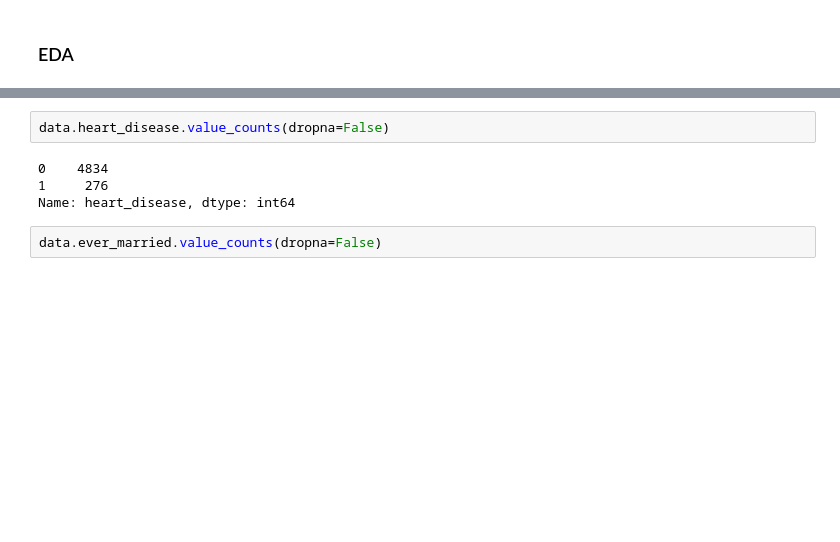
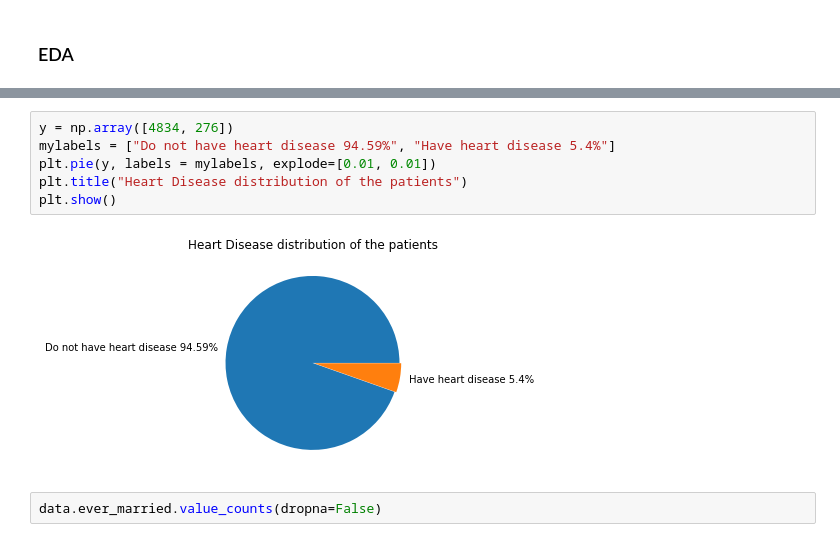
Before and after one commit to x6zeng/cogs118b_final_proj, a Jupyter notebook: stroke_prediction.ipynb, the cells around one changed output, grey strips where cells are left out. Drawn from its saved outputs; the diff is of its cells as text; blank space fills up the shorter version.

```diff
--- a/stroke_prediction.ipynb
+++ b/stroke_prediction.ipynb
@@ -54,9 +71,11 @@ Name: hypertension, dtype: int64
 # %%
-data.heart_disease.value_counts(dropna=False)
+y = np.array([4834, 276])
+mylabels = ["Do not have heart disease 94.59%", "Have heart disease 5.4%"]
+plt.pie(y, labels = mylabels, explode=[0.01, 0.01])
+plt.title("Heart Disease distribution of the patients")
+plt.show()
 # %% [output]
-0    4834
-1     276
-Name: heart_disease, dtype: int64
+[figure, added]
 # %%
 data.ever_married.value_counts(dropna=False)
 # %% [output]
```
Also changed, not shown: parts of 13 cells of this notebook, 1 other file.
